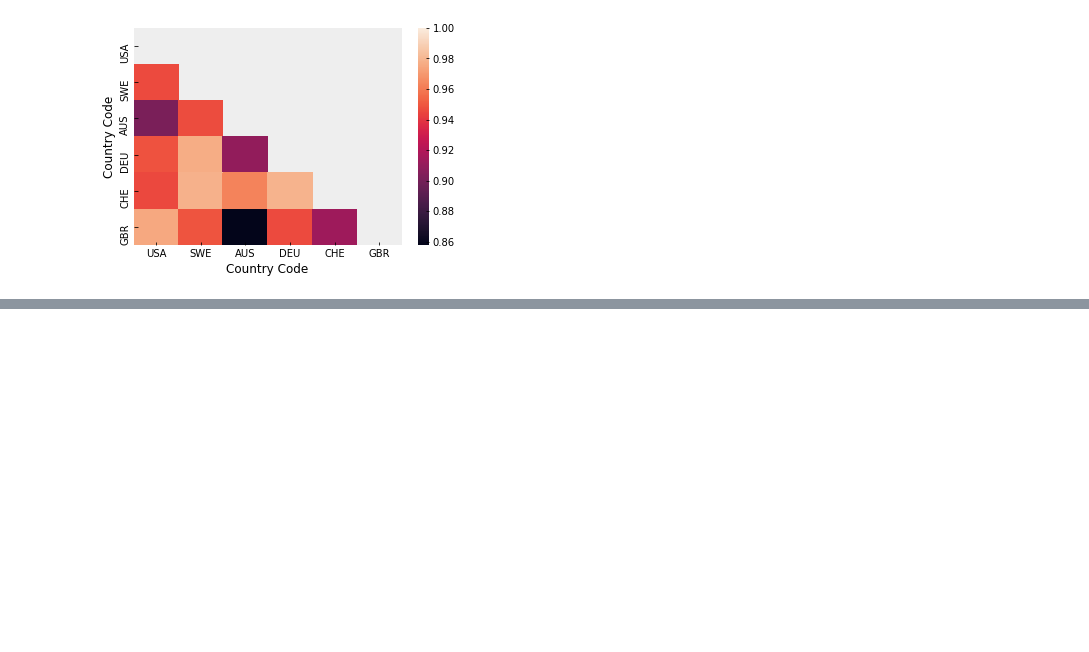
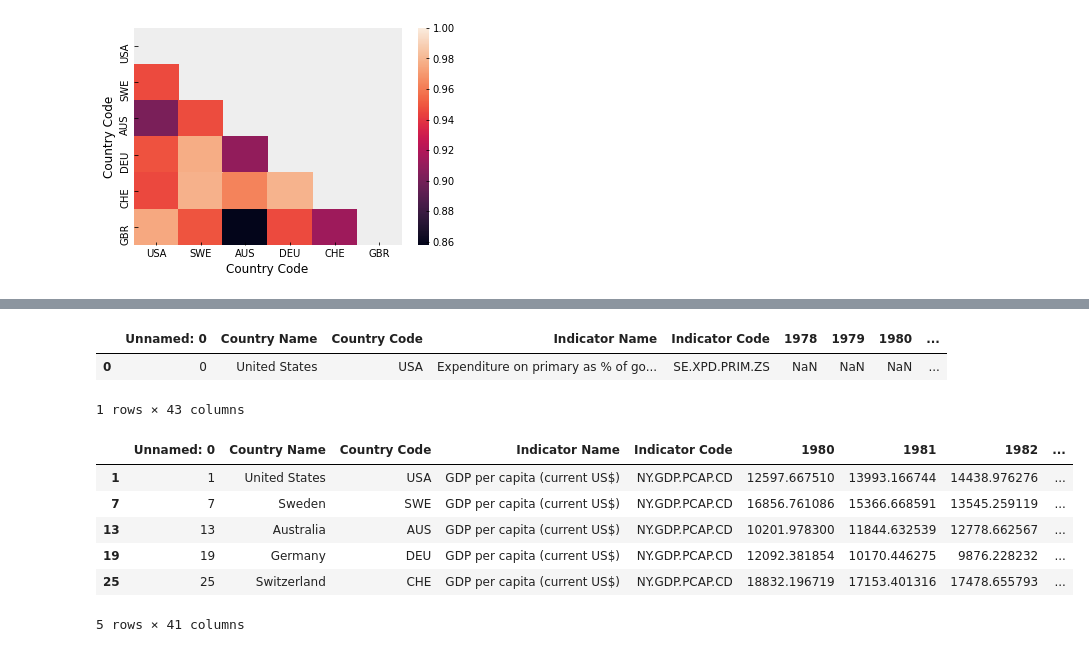
Before and after one commit to csulfrian/capstone-1, a Jupyter notebook: notebooks/in_process_eda.ipynb, the cells around one changed output, grey strips where cells are left out. Cells and saved outputs as stored; diff of their text form; code cells hidden in the pictures; blank space fills up the shorter version.

```diff
--- a/notebooks/in_process_eda.ipynb
+++ b/notebooks/in_process_eda.ipynb
@@ -117,0 +144,29 @@ sns.heatmap(g.corr(), mask=mask)
+# %%
+df = pd.read_csv('../data/processed/EdStatsAggregated.csv')
+df.head(1)
+# %% [output]
+|  | Unnamed: 0 | Country Name | Country Code | Indicator Name | Indicator Code | 1978 | 1979 | 1980 | ... |
+| 0 | 0 | United States | USA | Expenditure on primary as % of go... | SE.XPD.PRIM.ZS | NaN | NaN | NaN | ... |
+1 rows × 43 columns
+# %%
+codes = ['SE.XPD.TOTL.GD.ZS',
+         'SE.XPD.PRIM.ZS',
+         'SE.PRM.ENRL.TC.ZS',
+         'SE.PRM.TCHR',
+         'SL.TLF.ADVN.ZS',
+         'NY.GDP.PCAP.CD']
+
+for code in codes:
+    df2 = df.copy()
+    df2 = df2[df2['Indicator Code'] == code]
+    df2 = df2.dropna(axis=1)
+# %%
+df2.head()
+# %% [output]
+|  | Unnamed: 0 | Country Name | Country Code | Indicator Name | Indicator Code | 1980 | 1981 | 1982 | ... |
+| 1 | 1 | United States | USA | GDP per capita (current US$) | NY.GDP.PCAP.CD | 12597.667510 | 13993.166744 | 14438.976276 | ... |
+| 7 | 7 | Sweden | SWE | GDP per capita (current US$) | NY.GDP.PCAP.CD | 16856.761086 | 15366.668591 | 13545.259119 | ... |
+| 13 | 13 | Australia | AUS | GDP per capita (current US$) | NY.GDP.PCAP.CD | 10201.978300 | 11844.632539 | 12778.662567 | ... |
+| 19 | 19 | Germany | DEU | GDP per capita (current US$) | NY.GDP.PCAP.CD | 12092.381854 | 10170.446275 | 9876.228232 | ... |
+| 25 | 25 | Switzerland | CHE | GDP per capita (current US$) | NY.GDP.PCAP.CD | 18832.196719 | 17153.401316 | 17478.655793 | ... |
+5 rows × 41 columns
```
Also changed, not shown: parts of 11 cells of this notebook, 7 other files.
